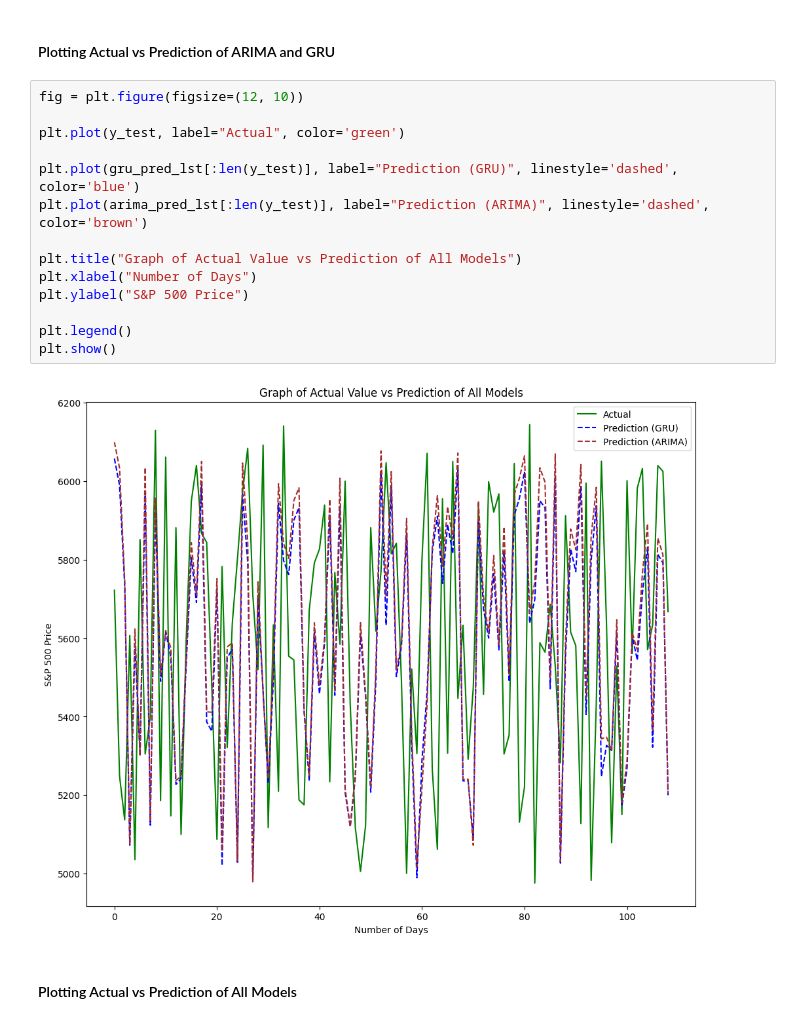
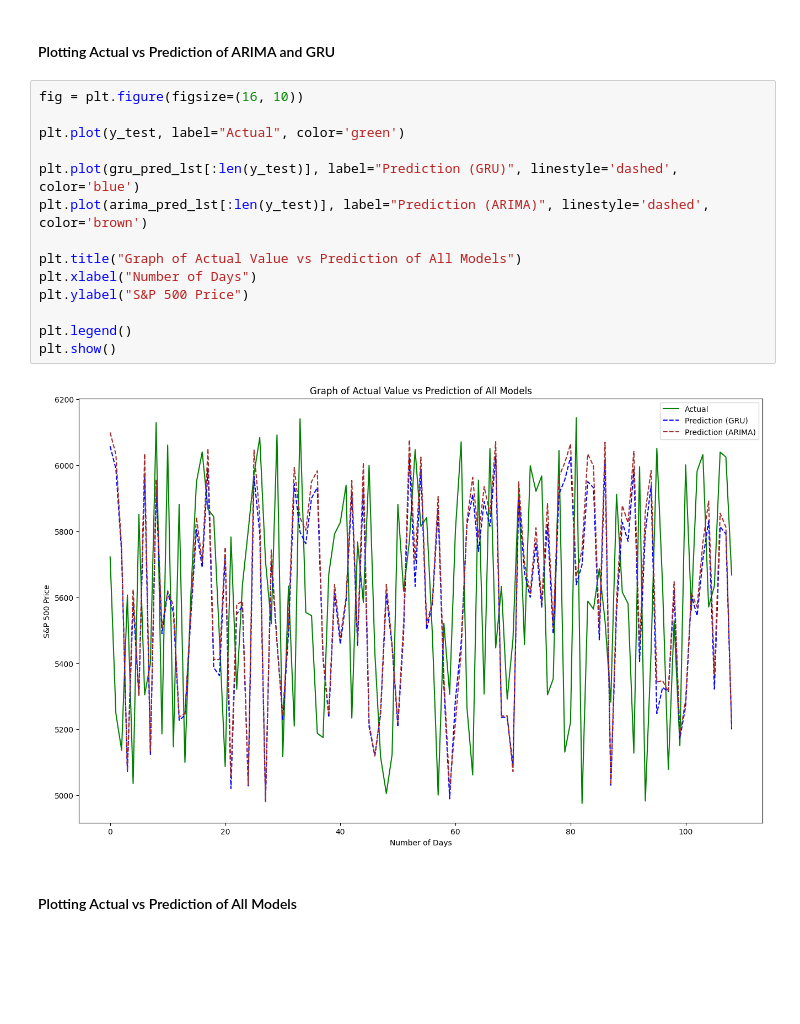
Before and after one commit to RSGzen/AML-Assignment, a Jupyter notebook: project_xgb.ipynb, the cells around one changed output. Saved outputs shown, nothing was run; the diff lists cells and outputs as text; blank space fills up the shorter version.

```diff
--- a/project_xgb.ipynb
+++ b/project_xgb.ipynb
@@ -683,21 +683,21 @@ plt.show()
 # %% [markdown]
 #### Plotting Actual vs Prediction of ARIMA and GRU
 # %%
-fig = plt.figure(figsize=(12, 10))
+fig = plt.figure(figsize=(16, 10))
 
 plt.plot(y_test, label="Actual", color='green')
 
 plt.plot(gru_pred_lst[:len(y_test)], label="Prediction (GRU)", linestyle='dashed', color='blue')
 plt.plot(arima_pred_lst[:len(y_test)], label="Prediction (ARIMA)", linestyle='dashed', color='brown')
 
 plt.title("Graph of Actual Value vs Prediction of All Models")
 plt.xlabel("Number of Days")
 plt.ylabel("S&P 500 Price")
 
 plt.legend()
 plt.show()
 # %% [output]
-[figure, old version]
+[figure, new version]
 # %% [markdown]
 #### Plotting Actual vs Prediction of All Models
 # %%
```
Also changed, not shown: parts of 5 cells of this notebook.
